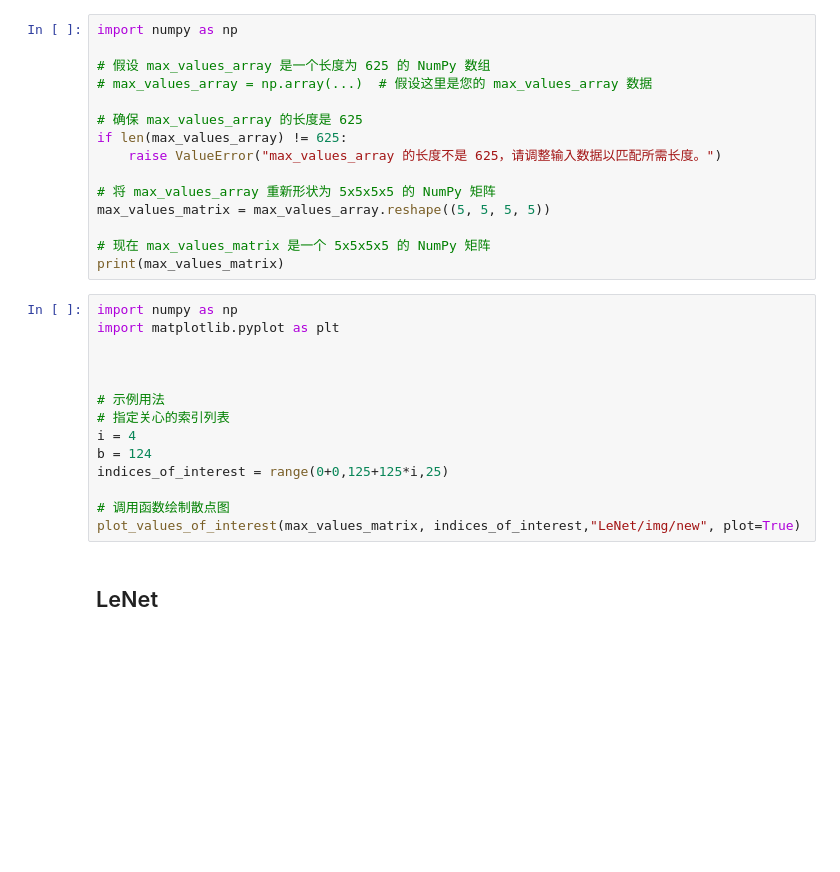
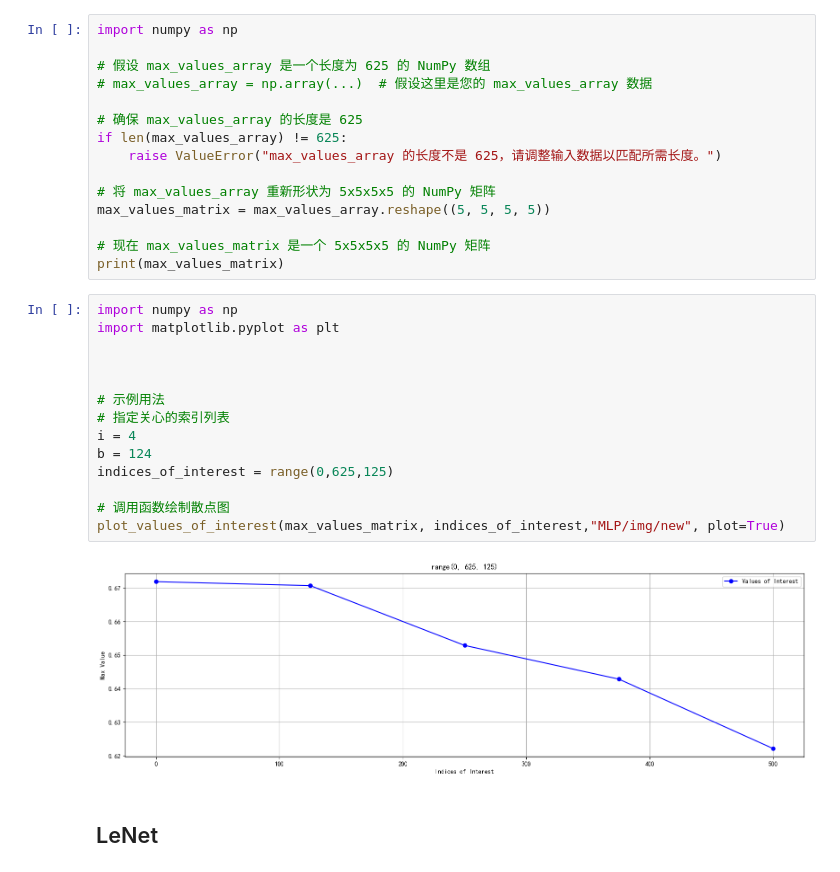
Before and after one commit to a-green-hand-jack/Benign-Overfitting, a Jupyter notebook: Success/CosineAnnealingLR +ColorJitter/准确率变化.ipynb, the cells around one changed output. Saved outputs shown, nothing was run; the diff lists cells and outputs as text; blank space fills up the shorter version.

```diff
--- a/Success/CosineAnnealingLR +ColorJitter/准确率变化.ipynb
+++ b/Success/CosineAnnealingLR +ColorJitter/准确率变化.ipynb
@@ -193,17 +193,19 @@ print(max_values_matrix)
 # %%
 import numpy as np
 import matplotlib.pyplot as plt
 
 
 
 # 示例用法
 # 指定关心的索引列表
 i = 4
 b = 124
-indices_of_interest = range(0+0,125+125*i,25)
+indices_of_interest = range(0,625,125)
 
 # 调用函数绘制散点图
-plot_values_of_interest(max_values_matrix, indices_of_interest,"LeNet/img/new", plot=True)
+plot_values_of_interest(max_values_matrix, indices_of_interest,"MLP/img/new", plot=True)
+# %% [output]
+[figure, added]
 # %% [markdown]
 ## LeNet
 # %%
```
Also changed, not shown: parts of 1 cell of this notebook, 17 other files.
